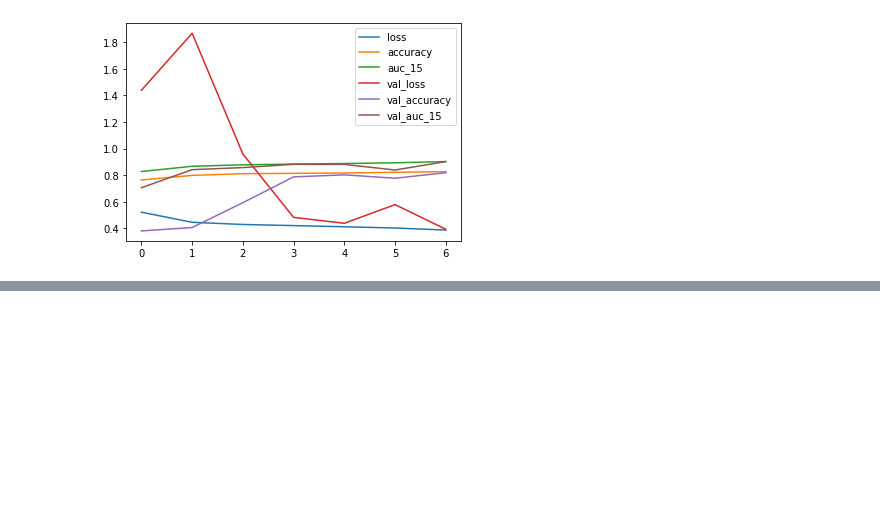
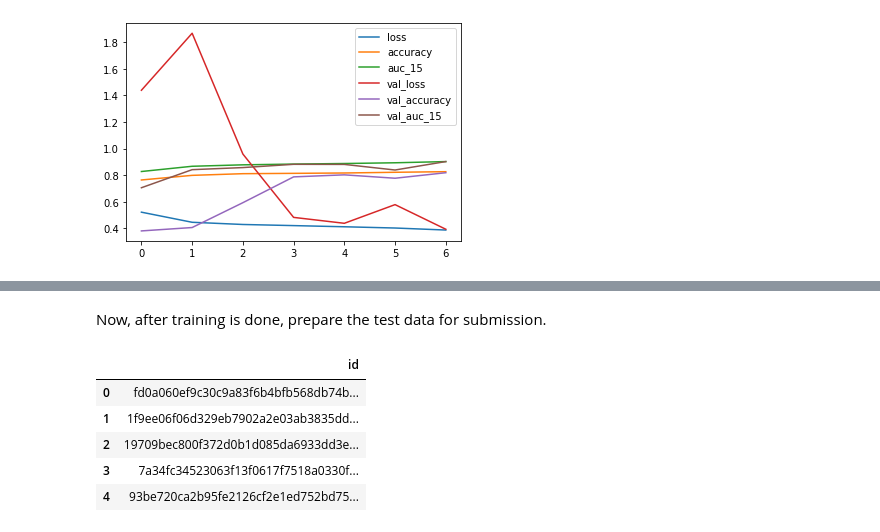
Before and after one commit to Pdegoffau/kaggle-histopathologic-cancer-detection, a Jupyter notebook: kaggle-histopathologic-cancer-detection.ipynb, the cells around one changed output, grey strips where cells are left out. Saved outputs shown, nothing was run; the diff lists cells and outputs as text; code cells hidden in the pictures; blank space fills up the shorter version.

```diff
--- a/kaggle-histopathologic-cancer-detection.ipynb
+++ b/kaggle-histopathologic-cancer-detection.ipynb
@@ -478,0 +433,2 @@ submission.to_csv("submission.csv", index = False, header = True) #create the su
+# %% [markdown]
+Now, after training is done, prepare the test data for submission.
@@ -478,0 +439,11 @@ submission.to_csv("submission.csv", index = False, header = True) #create the su
+# %%
+test_df = pd.DataFrame(test_set)
+test_df.columns = ['id']
+test_df.head()
+# %% [output]
+|  | id |
+| 0 | fd0a060ef9c30c9a83f6b4bfb568db74b... |
+| 1 | 1f9ee06f06d329eb7902a2e03ab3835dd... |
+| 2 | 19709bec800f372d0b1d085da6933dd3e... |
+| 3 | 7a34fc34523063f13f0617f7518a0330f... |
+| 4 | 93be720ca2b95fe2126cf2e1ed752bd75... |
```
Also changed, not shown: parts of 22 cells of this notebook, 1 other file.
